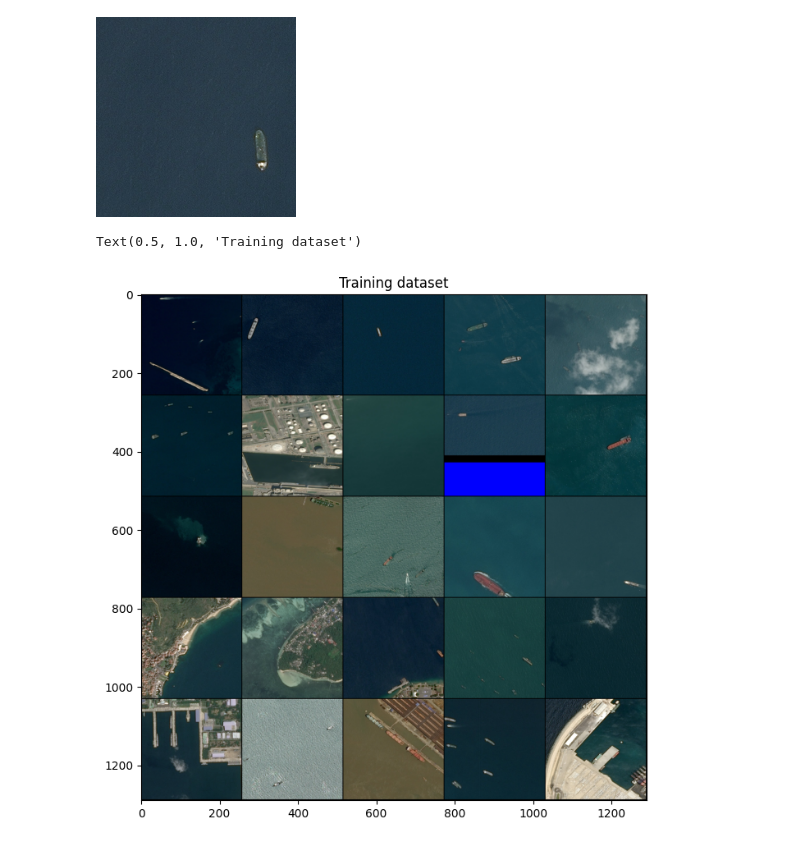
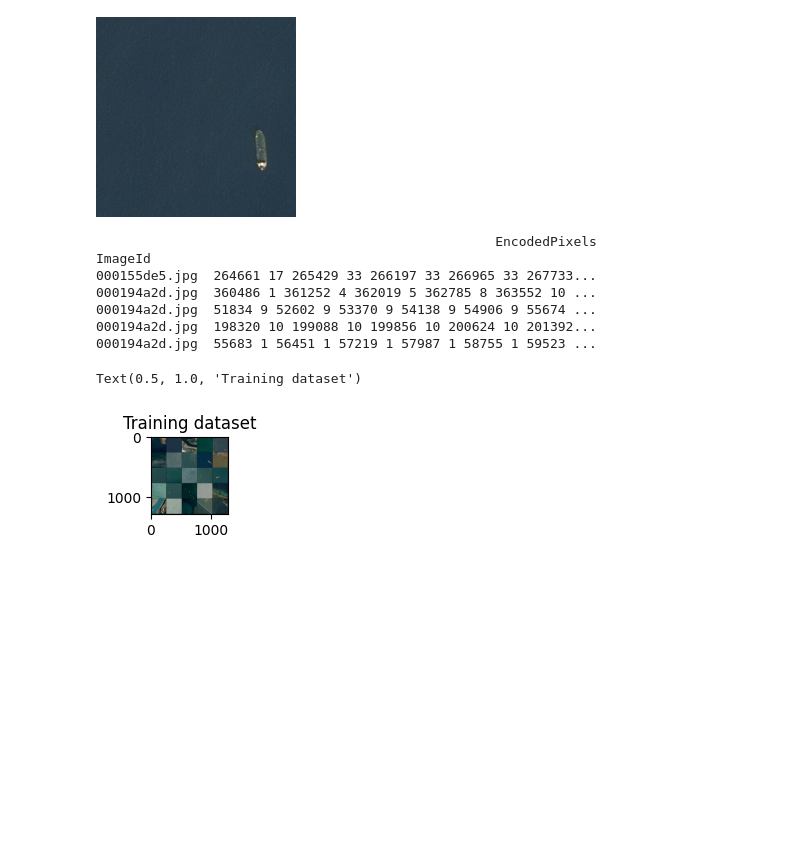
Before and after one commit to anyaachan/Airbus-Ship-Detection-Challedge, a Jupyter notebook: data-analysis.ipynb, the cells around one changed output. Drawn from its saved outputs; the diff is of its cells as text; code cells hidden in the pictures; blank space fills up the shorter version.

```diff
--- a/data-analysis.ipynb
+++ b/data-analysis.ipynb
@@ -22,9 +22,16 @@ PIL.Image.open("input/train/" + first_image).resize((200, 200))
 # %%
 # Import the dataframe with segmentation data which represents the masks
 df_train_segm = pd.read_csv("input/train_ship_segmentations_v2.csv", index_col=0).dropna()
-df_train_segm.head()
-
+print(df_train_segm.head())
 train_ids = df_train_segm.index.values
+# %% [output]
+                                                   EncodedPixels
+ImageId
+000155de5.jpg  264661 17 265429 33 266197 33 266965 33 267733...
+000194a2d.jpg  360486 1 361252 4 362019 5 362785 8 363552 10 ...
+000194a2d.jpg  51834 9 52602 9 53370 9 54138 9 54906 9 55674 ...
+000194a2d.jpg  198320 10 199088 10 199856 10 200624 10 201392...
+000194a2d.jpg  55683 1 56451 1 57219 1 57987 1 58755 1 59523 ...
 # %%
 h = 5
 w = 5
@@ -37,35 +44,35 @@ random.shuffle(train_ids_rand)
 
 
 def load_img(filename):
     try:
         img = np.array(PIL.Image.open("input/train/" + filename).resize((tile_height, tile_width)))
         return img
     except:
         print("Error loading image: " + filename)
         return np.zeros((tile_height, tile_width, 3), dtype=np.uint8)
 
 #3 dimensions is RGB
 complete_image = np.zeros((h*(tile_height + gap), w*(tile_width + gap), 3), dtype=np.uint8)
 
 #Loading images
 img_index = 0
 for i in range(h):
     y_start = i*(tile_height + gap)
     y_end = y_start + tile_height
     for j in range(w):
         x_start = j*(tile_width + gap)
         x_end = x_start + tile_width
         if img_index < len(train_ids):
             img = load_img(str(train_ids_rand[img_index]))
             complete_image[y_start:y_end, x_start:x_end, :] = img
             img_index += 1
 
-plt.figure(figsize=(8, 8))
+plt.figure(figsize=(1, 1))
 plt.imshow(complete_image)
 plt.title("Training dataset")
 # %% [output]
 Text(0.5, 1.0, 'Training dataset')
-[figure, old version]
+[figure, new version]
 # %%
 df_train_segm.head()
 
```
Also changed, not shown: parts of 1 cell of this notebook.
